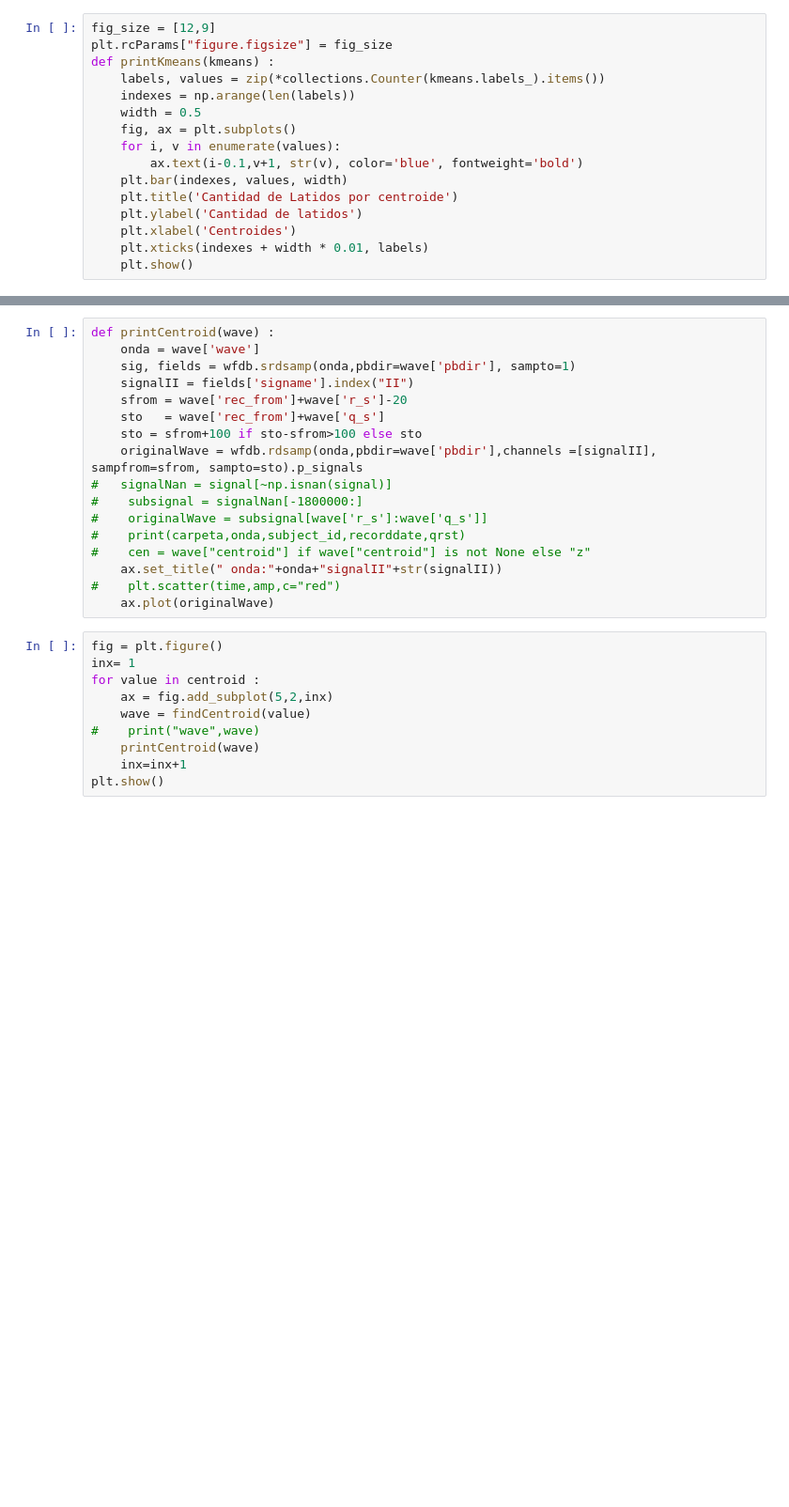
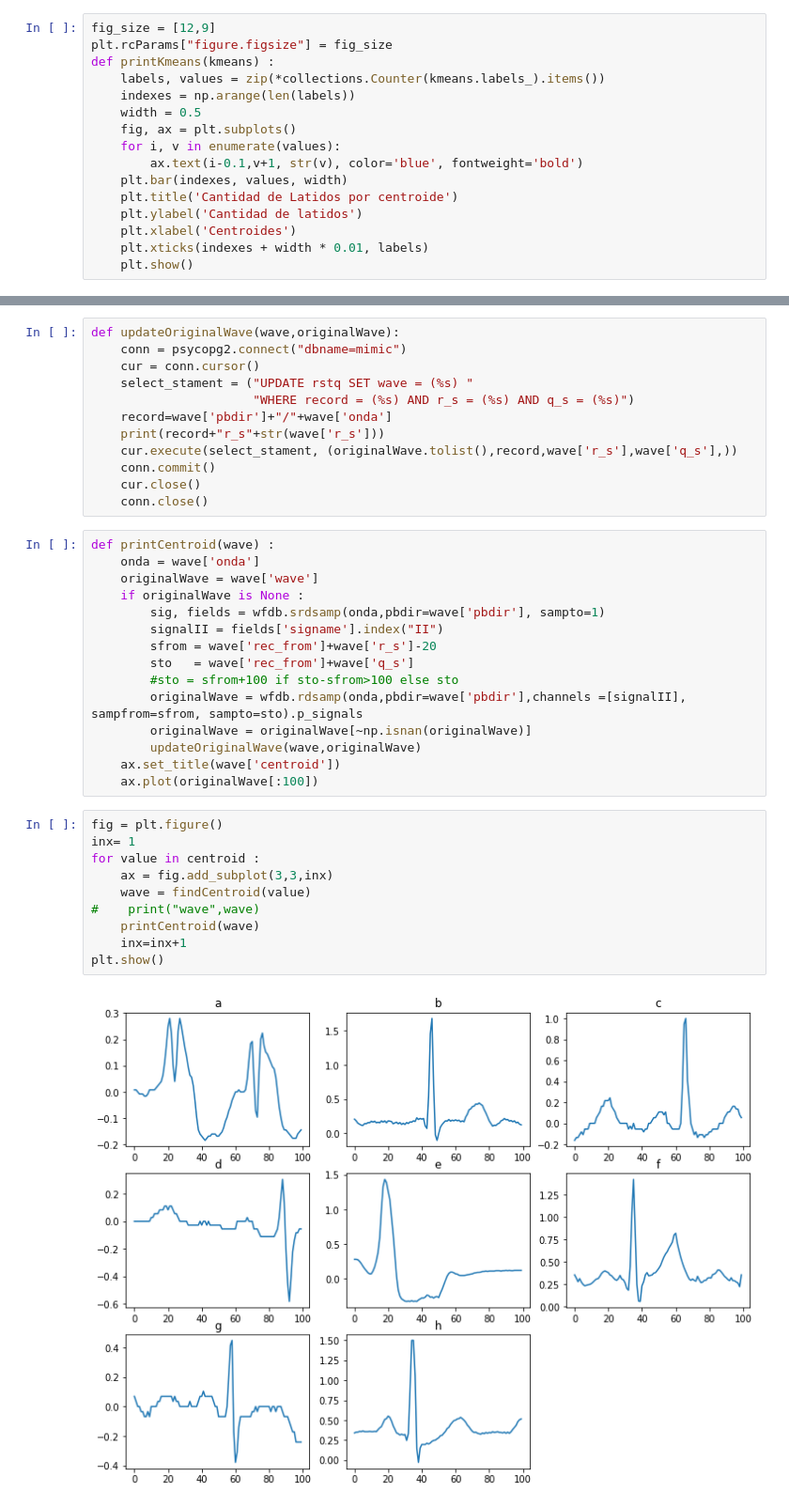
Before and after one commit to davidgutierrez/HeartRatePatterns, a Jupyter notebook: Jupyter/0c FindAndSaveCentroids.ipynb, the cells around one changed output, grey strips where cells are left out. Shown at 94% size. Cells and saved outputs as stored; diff of their text form; blank space fills up the shorter version.

```diff
--- a/Jupyter/0c FindAndSaveCentroids.ipynb
+++ b/Jupyter/0c FindAndSaveCentroids.ipynb
@@ -160,29 +198,41 @@ def findCentroid(centroid,window=0,dbname="mimic") :
     if(notFound) :
         return findCentroid(value,window=window+1)
+# %%
+def updateOriginalWave(wave,originalWave):
+    conn = psycopg2.connect("dbname=mimic")
+    cur = conn.cursor()
+    select_stament = ("UPDATE rstq SET wave = (%s) "
+                      "WHERE record = (%s) AND r_s = (%s) AND q_s = (%s)")
+    record=wave['pbdir']+"/"+wave['onda']
+    print(record+"r_s"+str(wave['r_s']))
+    cur.execute(select_stament, (originalWave.tolist(),record,wave['r_s'],wave['q_s'],))
+    conn.commit()
+    cur.close()
+    conn.close()
 # %%
 def printCentroid(wave) :
-    onda = wave['wave']
-    sig, fields = wfdb.srdsamp(onda,pbdir=wave['pbdir'], sampto=1)
-    signalII = fields['signame'].index("II")
-    sfrom = wave['rec_from']+wave['r_s']-20
-    sto   = wave['rec_from']+wave['q_s']
-    sto = sfrom+100 if sto-sfrom>100 else sto
-    originalWave = wfdb.rdsamp(onda,pbdir=wave['pbdir'],channels =[signalII], sampfrom=sfrom, sampto=sto).p_signals
-#   signalNan = signal[~np.isnan(signal)]
-#    subsignal = signalNan[-1800000:]
-#    originalWave = subsignal[wave['r_s']:wave['q_s']]
-#    print(carpeta,onda,subject_id,recorddate,qrst)
-#    cen = wave["centroid"] if wave["centroid"] is not None else "z"
-    ax.set_title(" onda:"+onda+"signalII"+str(signalII))
-#    plt.scatter(time,amp,c="red")
-    ax.plot(originalWave)
+    onda = wave['onda']
+    originalWave = wave['wave']
+    if originalWave is None :
+        sig, fields = wfdb.srdsamp(onda,pbdir=wave['pbdir'], sampto=1)
+        signalII = fields['signame'].index("II")
+        sfrom = wave['rec_from']+wave['r_s']-20
+        sto   = wave['rec_from']+wave['q_s']
+        #sto = sfrom+100 if sto-sfrom>100 else sto
+        originalWave = wfdb.rdsamp(onda,pbdir=wave['pbdir'],channels =[signalII], sampfrom=sfrom, sampto=sto).p_signals
+        originalWave = originalWave[~np.isnan(originalWave)]
+        updateOriginalWave(wave,originalWave)
+    ax.set_title(wave['centroid'])
+    ax.plot(originalWave[:100])
 # %%
 fig = plt.figure()
 inx= 1
 for value in centroid :
-    ax = fig.add_subplot(5,2,inx)
+    ax = fig.add_subplot(3,3,inx)
     wave = findCentroid(value)
 #    print("wave",wave)
     printCentroid(wave)
     inx=inx+1
 plt.show()
+# %% [output]
+[figure, added]
```
Also changed, not shown: parts of 14 cells of this notebook.
